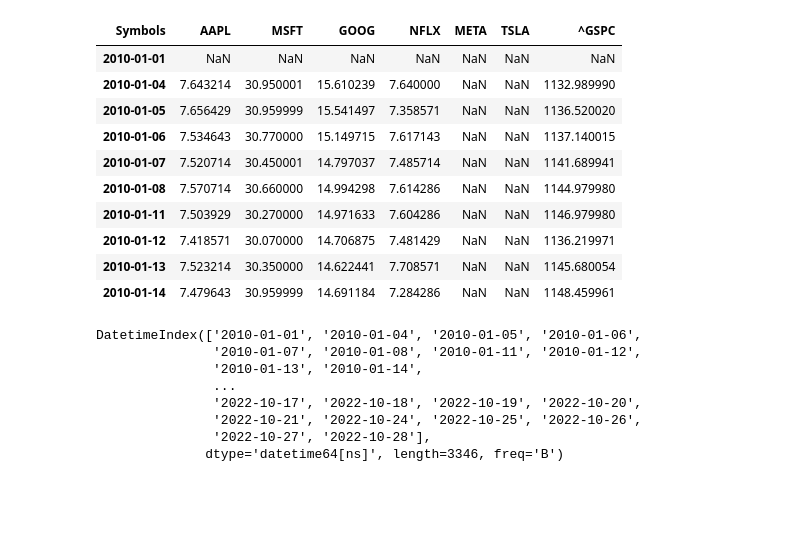
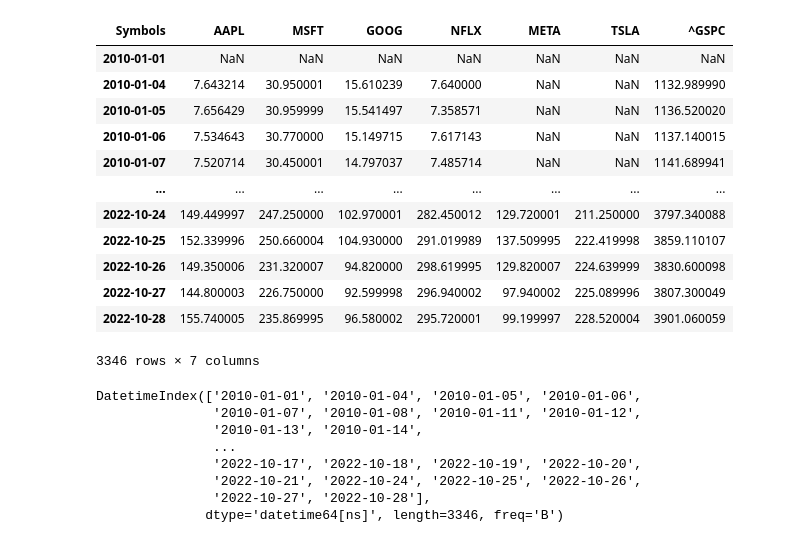
Before and after one commit to Jesus-Almansa/Final_Project_DA, a Jupyter notebook: project.ipynb, the cells around one changed output. Drawn from its saved outputs; the diff is of its cells as text; code cells hidden in the pictures; blank space fills up the shorter version.

```diff
--- a/project.ipynb
+++ b/project.ipynb
@@ -55,18 +63,21 @@ close = close.reindex(all_weekdays)
 close = close.fillna(method='ffill')
-# %%
-close.head(10)
-# %% [output]
-| Symbols | AAPL | MSFT | GOOG | NFLX | META | TSLA | ^GSPC |
-| 2010-01-01 | NaN | NaN | NaN | NaN | NaN | NaN | NaN |
-| 2010-01-04 | 7.643214 | 30.950001 | 15.610239 | 7.640000 | NaN | NaN | 1132.989990 |
-| 2010-01-05 | 7.656429 | 30.959999 | 15.541497 | 7.358571 | NaN | NaN | 1136.520020 |
-| 2010-01-06 | 7.534643 | 30.770000 | 15.149715 | 7.617143 | NaN | NaN | 1137.140015 |
-| 2010-01-07 | 7.520714 | 30.450001 | 14.797037 | 7.485714 | NaN | NaN | 1141.689941 |
-| 2010-01-08 | 7.570714 | 30.660000 | 14.994298 | 7.614286 | NaN | NaN | 1144.979980 |
-| 2010-01-11 | 7.503929 | 30.270000 | 14.971633 | 7.604286 | NaN | NaN | 1146.979980 |
-| 2010-01-12 | 7.418571 | 30.070000 | 14.706875 | 7.481429 | NaN | NaN | 1136.219971 |
-| 2010-01-13 | 7.523214 | 30.350000 | 14.622441 | 7.708571 | NaN | NaN | 1145.680054 |
-| 2010-01-14 | 7.479643 | 30.959999 | 14.691184 | 7.284286 | NaN | NaN | 1148.459961 |
+# %%
+close.to_csv(index = False)    # https://pandas.pydata.org/docs/reference/api/pandas.DataFrame.to_csv.html
+close
+# %% [output]
+| Symbols | AAPL | MSFT | GOOG | NFLX | META | TSLA | ^GSPC |
+| 2010-01-01 | NaN | NaN | NaN | NaN | NaN | NaN | NaN |
+| 2010-01-04 | 7.643214 | 30.950001 | 15.610239 | 7.640000 | NaN | NaN | 1132.989990 |
+| 2010-01-05 | 7.656429 | 30.959999 | 15.541497 | 7.358571 | NaN | NaN | 1136.520020 |
+| 2010-01-06 | 7.534643 | 30.770000 | 15.149715 | 7.617143 | NaN | NaN | 1137.140015 |
+| 2010-01-07 | 7.520714 | 30.450001 | 14.797037 | 7.485714 | NaN | NaN | 1141.689941 |
+| ... | ... | ... | ... | ... | ... | ... | ... |
+| 2022-10-24 | 149.449997 | 247.250000 | 102.970001 | 282.450012 | 129.720001 | 211.250000 | 3797.340088 |
+| 2022-10-25 | 152.339996 | 250.660004 | 104.930000 | 291.019989 | 137.509995 | 222.419998 | 3859.110107 |
+| 2022-10-26 | 149.350006 | 231.320007 | 94.820000 | 298.619995 | 129.820007 | 224.639999 | 3830.600098 |
+| 2022-10-27 | 144.800003 | 226.750000 | 92.599998 | 296.940002 | 97.940002 | 225.089996 | 3807.300049 |
+| 2022-10-28 | 155.740005 | 235.869995 | 96.580002 | 295.720001 | 99.199997 | 228.520004 | 3901.060059 |
+3346 rows × 7 columns
 # %%
 print(all_weekdays)
 # %% [output]
```
Also changed, not shown: parts of 5 cells of this notebook.
